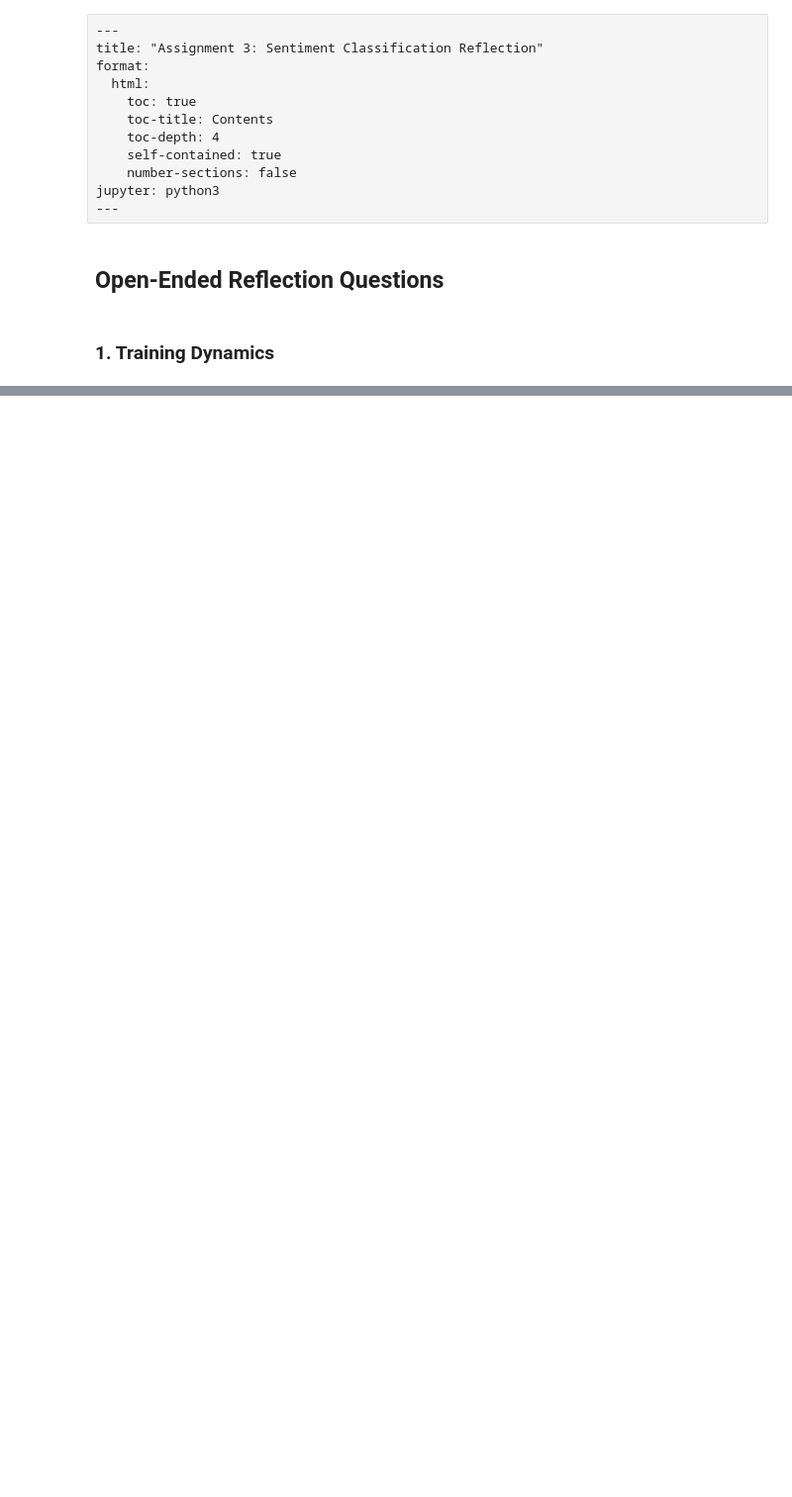
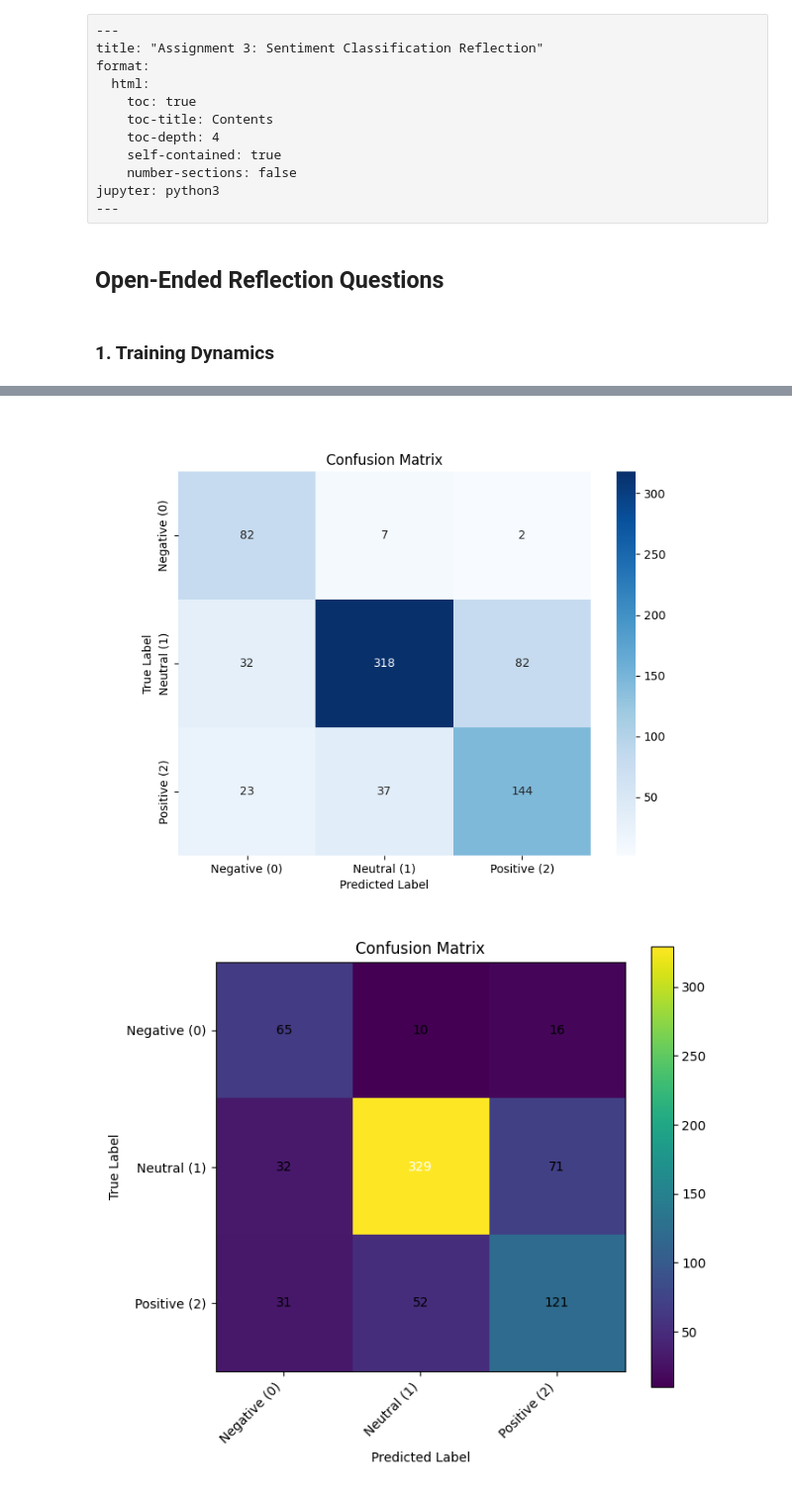
Before and after one commit to TianhaoZhao-9/stat359, a Jupyter notebook: student/Assignment_3/open_questions.ipynb, the cells around one changed output, grey strips where cells are left out. Shown at 99% size. Saved outputs shown, nothing was run; the diff lists cells and outputs as text; code cells hidden in the pictures; blank space fills up the shorter version.

```diff
--- a/student/Assignment_3/open_questions.ipynb
+++ b/student/Assignment_3/open_questions.ipynb
@@ -32,0 +44,6 @@ extra_plots = [
+# %%
+display(Image(filename="outputs/lstm_confusion_matrix.png"))
+display(Image(filename="outputs/mlp_confusion_matrix.png"))
+# %% [output]
+[figure, added]
+[figure, added]
```
Also changed, not shown: parts of 19 cells of this notebook, 1 other file.
